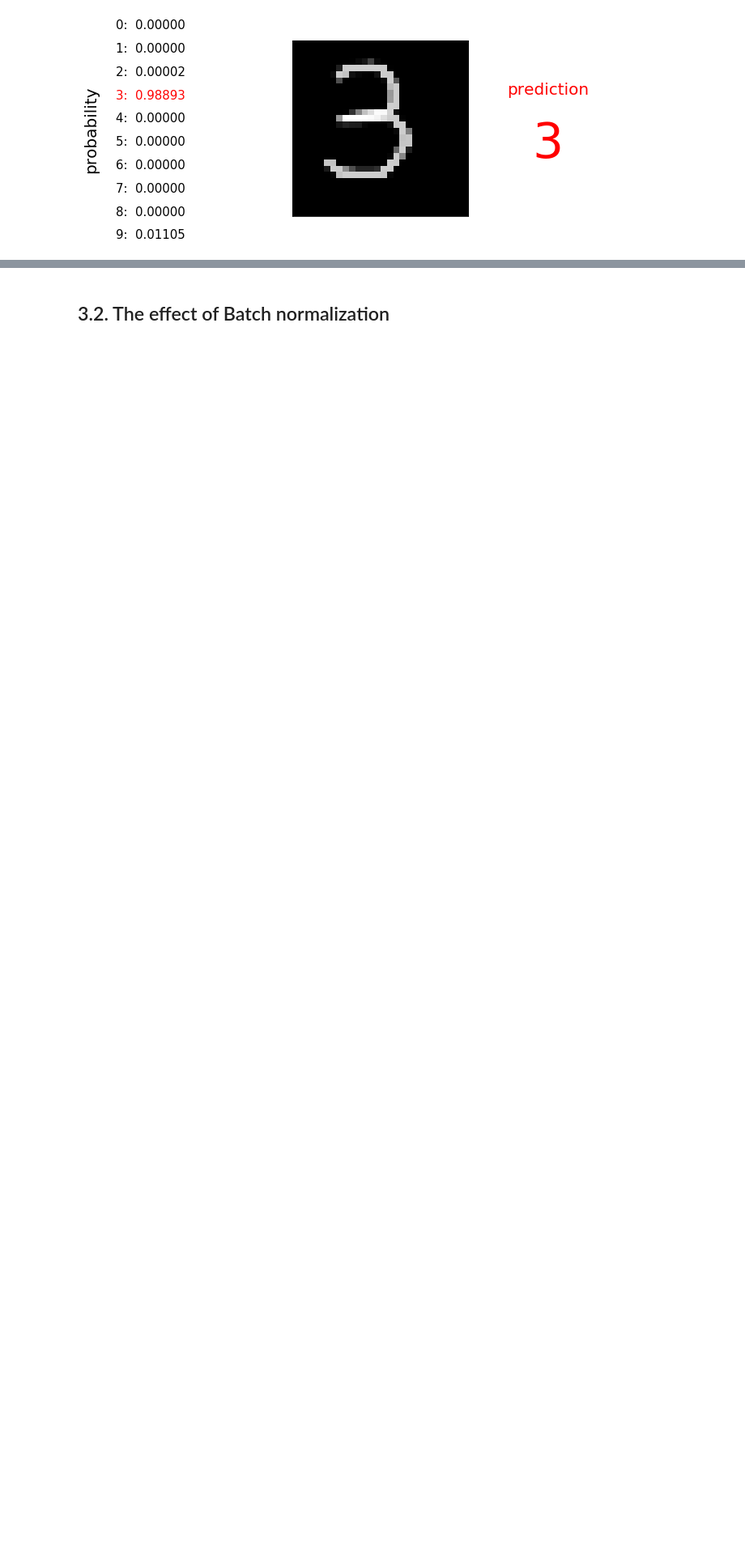
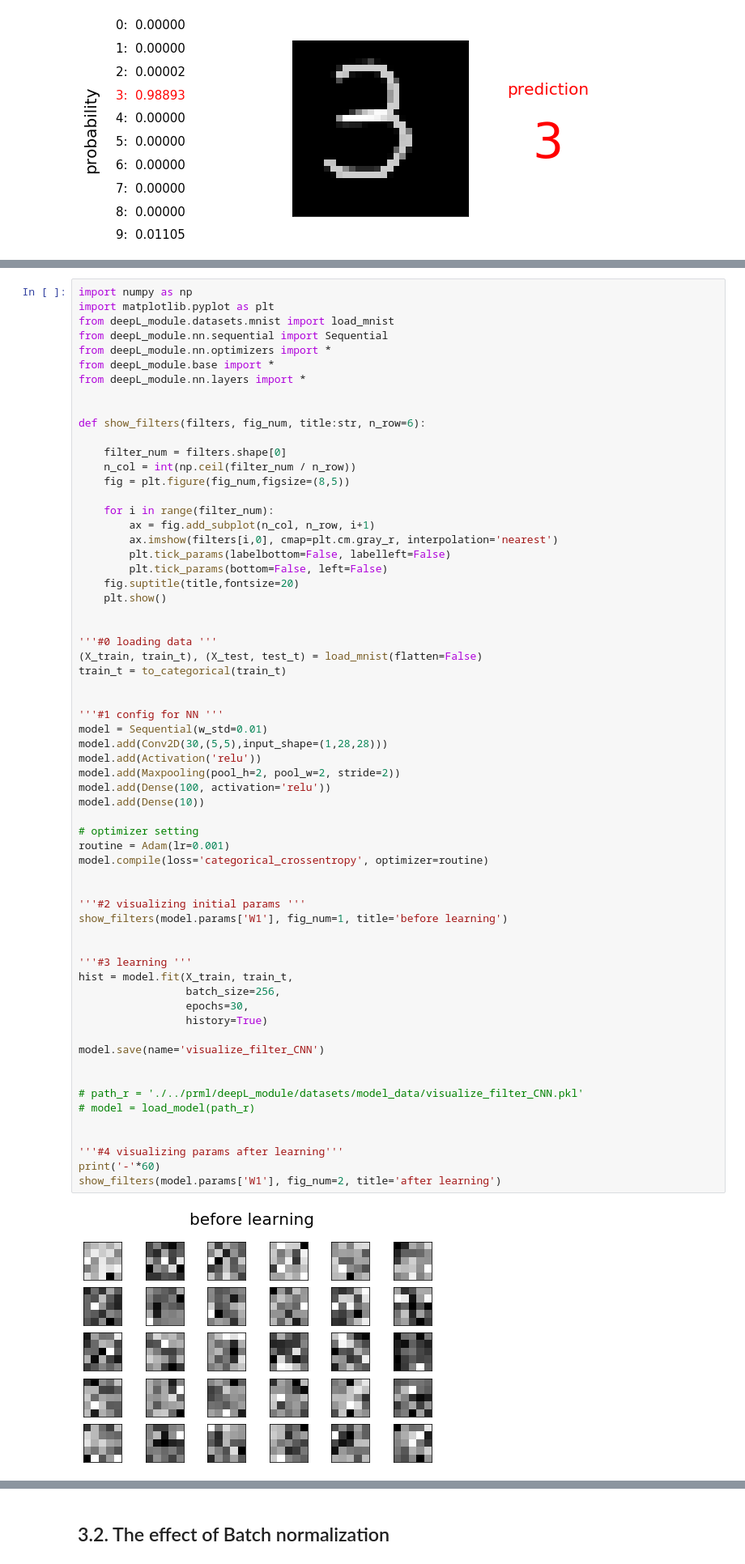
Before and after one commit to oilneck/prml_python, a Jupyter notebook: Notebook/simple_CNN_model.ipynb, the cells around one changed output, grey strips where cells are left out. Shown: that part at 81% size. Saved outputs shown, nothing was run; the diff lists cells and outputs as text; blank space fills up the shorter version.

```diff
--- a/Notebook/simple_CNN_model.ipynb
+++ b/Notebook/simple_CNN_model.ipynb
@@ -152,0 +155,65 @@ plt.show()
+# %%
+import numpy as np
+import matplotlib.pyplot as plt
+from deepL_module.datasets.mnist import load_mnist
+from deepL_module.nn.sequential import Sequential
+from deepL_module.nn.optimizers import *
+from deepL_module.base import *
+from deepL_module.nn.layers import *
+
+
+def show_filters(filters, fig_num, title:str, n_row=6):
+
+    filter_num = filters.shape[0]
+    n_col = int(np.ceil(filter_num / n_row))
+    fig = plt.figure(fig_num,figsize=(8,5))
+
+    for i in range(filter_num):
+        ax = fig.add_subplot(n_col, n_row, i+1)
+        ax.imshow(filters[i,0], cmap=plt.cm.gray_r, interpolation='nearest')
+        plt.tick_params(labelbottom=False, labelleft=False)
+        plt.tick_params(bottom=False, left=False)
+    fig.suptitle(title,fontsize=20)
+    plt.show()
+
+
+'''#0 loading data '''
+(X_train, train_t), (X_test, test_t) = load_mnist(flatten=False)
+train_t = to_categorical(train_t)
+
+
+'''#1 config for NN '''
+model = Sequential(w_std=0.01)
+model.add(Conv2D(30,(5,5),input_shape=(1,28,28)))
+model.add(Activation('relu'))
+model.add(Maxpooling(pool_h=2, pool_w=2, stride=2))
+model.add(Dense(100, activation='relu'))
+model.add(Dense(10))
+
+# optimizer setting
+routine = Adam(lr=0.001)
+model.compile(loss='categorical_crossentropy', optimizer=routine)
+
+
+'''#2 visualizing initial params '''
+show_filters(model.params['W1'], fig_num=1, title='before learning')
+
+
+'''#3 learning '''
+hist = model.fit(X_train, train_t,
+                 batch_size=256,
+                 epochs=30,
+                 history=True)
+
+model.save(name='visualize_filter_CNN')
+
+
+# path_r = './../prml/deepL_module/datasets/model_data/visualize_filter_CNN.pkl'
+# model = load_model(path_r)
+
+
+'''#4 visualizing params after learning'''
+print('-'*60)
+show_filters(model.params['W1'], fig_num=2, title='after learning')
+# %% [output]
+[figure, added]
```
Also changed, not shown: parts of 3 cells of this notebook.
